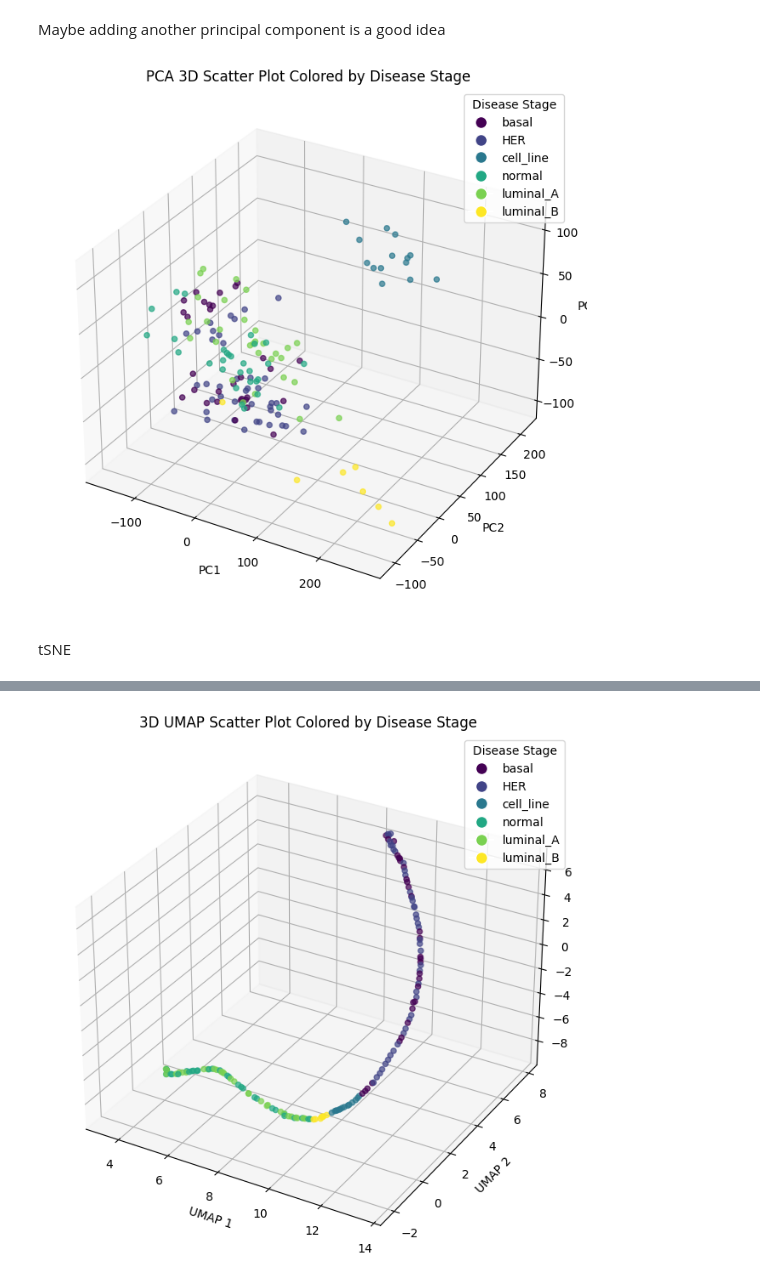
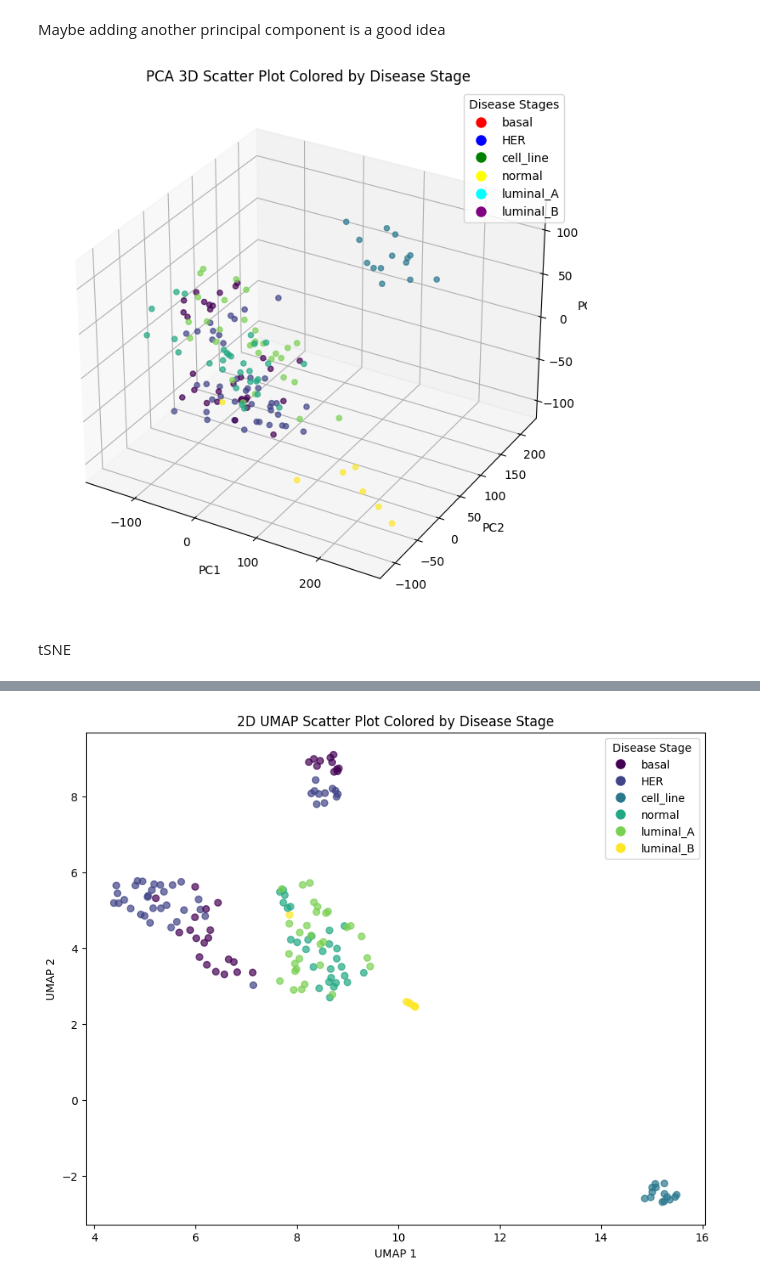
Before and after one commit to itanini/ML_project, a Jupyter notebook: data_visualization.ipynb, the cells around one changed output, grey strips where cells are left out. Cells and saved outputs as stored; diff of their text form; code cells hidden in the pictures.

```diff
--- a/data_visualization.ipynb
+++ b/data_visualization.ipynb
@@ -269,8 +294,6 @@ ax = fig.add_subplot(111, projection='3d')
 # Get unique disease stages
 unique_types = metadata['type'].unique()
 
-# Create a colormap with as many colors as there are unique disease stages
-cmap = plt.get_cmap('viridis', len(unique_types))
 
 # Create scatter plot with PCA results
 scatter = ax.scatter(pca_result[:, 0], pca_result[:, 1], pca_result[:, 2],
@@ -288,19 +311,21 @@ ax.set_ylabel('PC2')
 ax.set_zlabel('PC3')
 ax.set_title('PCA 3D Scatter Plot Colored by Disease Stage')
 
-# Step 6: Add legend
-ax.legend(handles=handles, title='Disease Stage')
+cmap = plt.get_cmap('viridis', len(unique_types))
+dictionary = dict(zip(unique_types, ['red', 'blue', 'green', 'yellow', 'cyan', 'purple']))
+handles = [plt.Line2D([0], [0], marker='o', color='w', markerfacecolor=color, markersize=10)
+           for color in dictionary.values()]
+ax.legend(handles, dictionary.keys(), title="Disease Stages")
 
 # Step 7: Show the plot
 plt.show()
 # %% [output]
-[figure, old version]
+[figure, new version]
 # %% [markdown]
 tSNE
 # %%
 !pip install umap-learn
 import matplotlib.pyplot as plt
-from mpl_toolkits.mplot3d import Axes3D
 import pandas as pd
 import numpy as np
 import umap
@@ -314,15 +339,14 @@ types = metadata['type']  # 'type' column represents the disease stage
 
 # Step 1: Standardize the data
 scaler = StandardScaler()
-scaled_data = scaler.fit_transform(metadata.drop(columns='type'))  # Exclude 'type' column
+scaled_data = scaler.fit_transform(np.log(1+raw_data))  # Exclude 'type' column
 
-# Step 2: Apply UMAP (reduce to 3 dimensions)
-umap_model = umap.UMAP(n_components=3, random_state=42)
+# Step 2: Apply UMAP (reduce to 2 dimensions)
+umap_model = umap.UMAP(n_components=2, random_state=42)
 umap_result = umap_model.fit_transform(scaled_data)
 
-# Step 3: Create a 3D scatter plot, color by disease stage
-fig = plt.figure(figsize=(10, 8))
-ax = fig.add_subplot(111, projection='3d')
+# Step 3: Create a 2D scatter plot, color by disease stage
+fig, ax = plt.subplots(figsize=(10, 8))
 
 # Get unique disease stages
 unique_types = metadata['type'].unique()
@@ -331,7 +355,7 @@ unique_types = metadata['type'].unique()
 cmap = plt.get_cmap('viridis', len(unique_types))
 
 # Create scatter plot with UMAP results
-scatter = ax.scatter(umap_result[:, 0], umap_result[:, 1], umap_result[:, 2],
+scatter = ax.scatter(umap_result[:, 0], umap_result[:, 1],
                      c=types.astype('category').cat.codes, cmap=cmap, alpha=0.7)
 
 # Step 4: Create a normal legend based on the disease stages
@@ -343,8 +367,7 @@ for i, disease_stage in enumerate(unique_types):
 # Step 5: Add labels and title
 ax.set_xlabel('UMAP 1')
 ax.set_ylabel('UMAP 2')
-ax.set_zlabel('UMAP 3')
-ax.set_title('3D UMAP Scatter Plot Colored by Disease Stage')
+ax.set_title('2D UMAP Scatter Plot Colored by Disease Stage')
 
 # Step 6: Add legend
 ax.legend(handles=handles, title='Disease Stage')
@@ -372 +391 @@ WARNING:tensorflow:From C:\Users\itani\AppData\Local\Programs\Python\Python39\li
-[figure, old version]
+[figure, new version]
```
Also changed, not shown: parts of 26 cells of this notebook, 2 other files.
